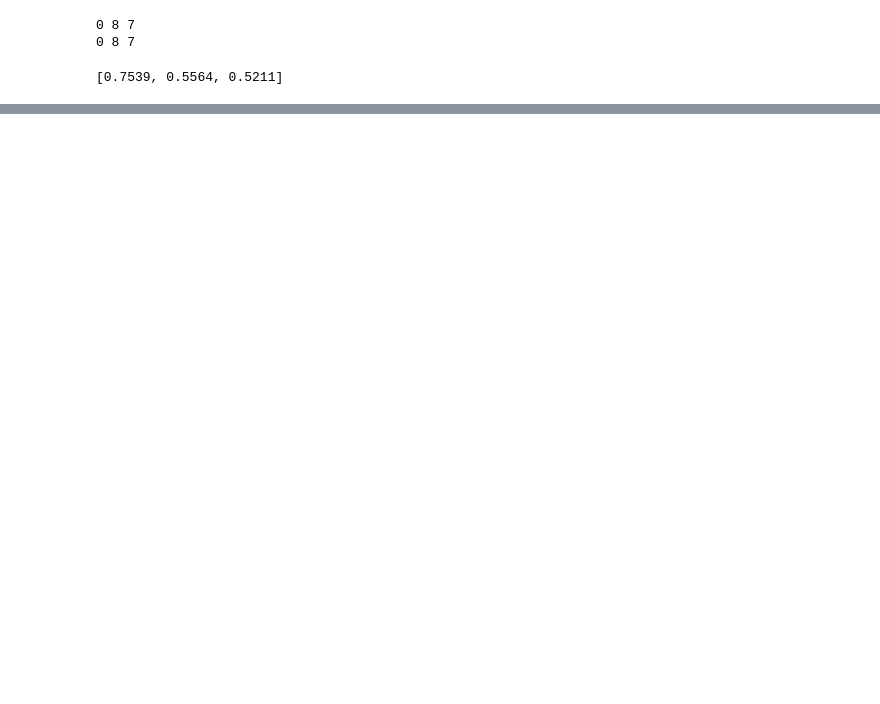
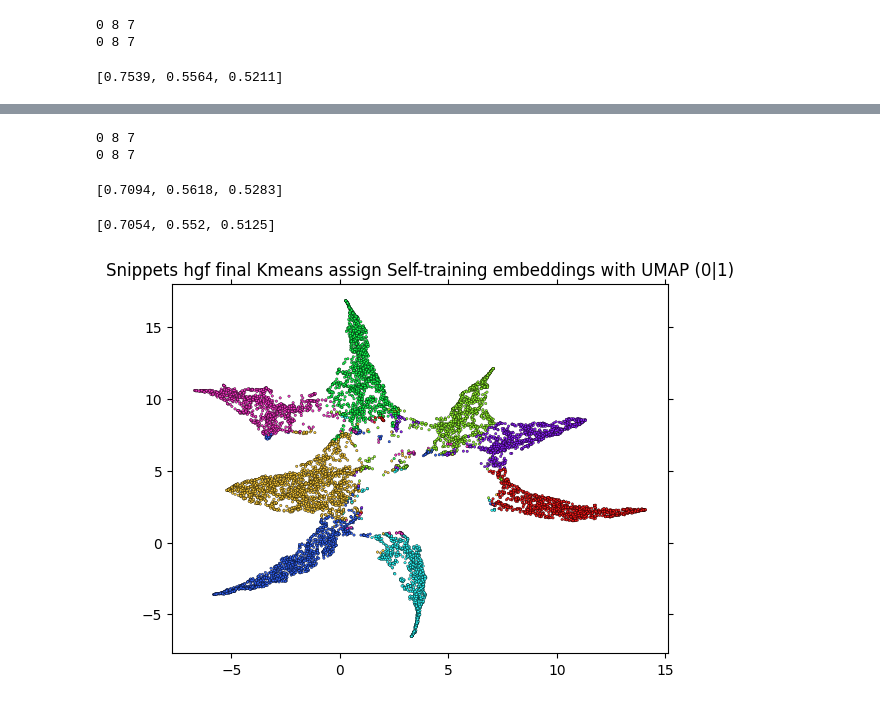
Before and after one commit to goamegah/PyTorch-STC, a Jupyter notebook: demos/SearchSnippets/stc_fa_w2v_sst_test.ipynb, the cells around one changed output, grey strips where cells are left out. Saved outputs shown, nothing was run; the diff lists cells and outputs as text; code cells hidden in the pictures; blank space fills up the shorter version.

Commit message:
init vmf experiments

```diff
--- a/demos/SearchSnippets/stc_fa_w2v_sst_test.ipynb
+++ b/demos/SearchSnippets/stc_fa_w2v_sst_test.ipynb
@@ -178,5 +180,5 @@ checkpoint_path
 # %%
-x, y = load_data(dataset=dataset_dir, word_emb='Word2Vec', transform='SIF', scaler='MinMax', norm='l2')
+x, y = load_data(dataset=dataset_dir, word_emb='Word2Vec', transform='SIF', scaler='MinMax', norm=None)
 n_clusters = len(torch.unique(torch.tensor(y)))
 
 # Division des données en ensembles d'entraînement et de test
@@ -194,0 +214,2 @@ X_train.shape, X_test.shape, y_train.shape, y_test.shape
+# %%
+z2 = stc.autoencoder.encoder(X_train)
@@ -194,0 +262,9 @@ X_train.shape, X_test.shape, y_train.shape, y_test.shape
+# %%
+kmeans = KMeans(n_clusters=n_clusters, n_init=50)
+kmeans.fit(z2.detach().numpy())
+y_km_pred2 = kmeans.labels_
+
+
+skmeans = SphericalKmeans(n_clusters=n_clusters, n_init=50)
+skmeans.fit(z2.detach().numpy())
+y_skm_pred2 = skmeans.labels_
@@ -194,0 +289,19 @@ X_train.shape, X_test.shape, y_train.shape, y_test.shape
+# %%
+print(min(y_km_pred2), len(np.unique(y_km_pred2)), max(y_km_pred2))
+print(min(y_skm_pred2), len(np.unique(y_skm_pred2)), max(y_skm_pred2))
+# %% [output]
+0 8 7
+0 8 7
+# %%
+eval.allMetrics(y_train.detach().numpy(), y_km_pred2)
+# %% [output]
+[0.7094, 0.5618, 0.5283]
+# %%
+eval.allMetrics(y_train.detach().numpy(), y_skm_pred2)
+# %% [output]
+[0.7054, 0.552, 0.5125]
+# %%
+plot.commonSpace_plot(z2.detach().numpy(), comp=[0, 1], tagLabels=y_km_pred2,
+                      data_name="Snippets hgf final Kmeans assign", dimred = 'UMAP')
+# %% [output]
+[figure, added]
```
Also changed, not shown: parts of 12 cells of this notebook, 10 other files.
